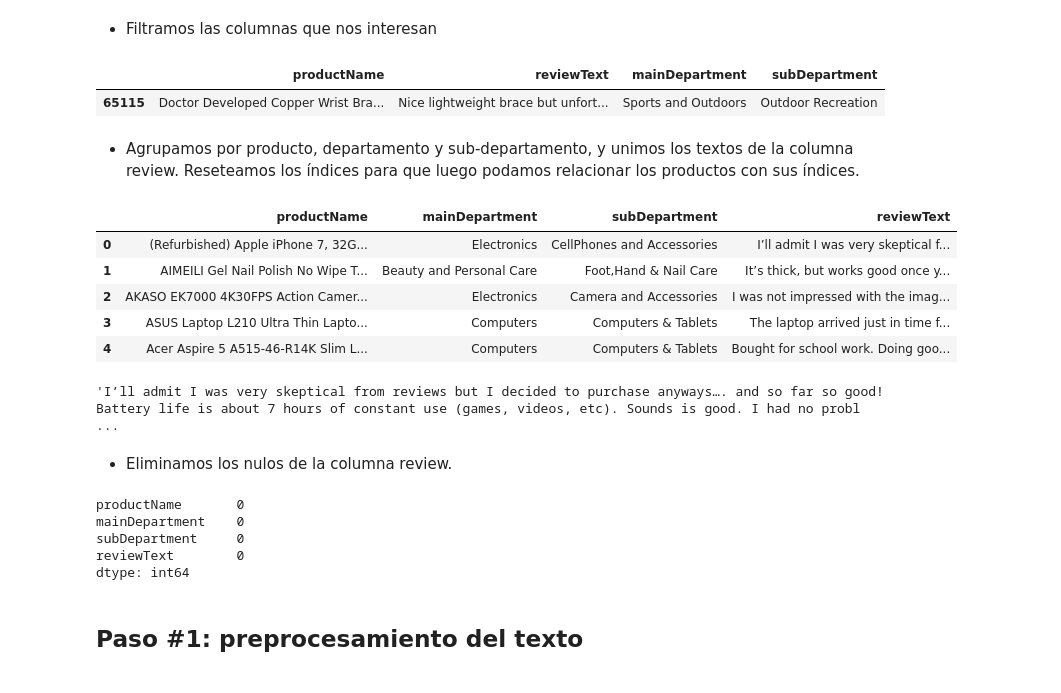
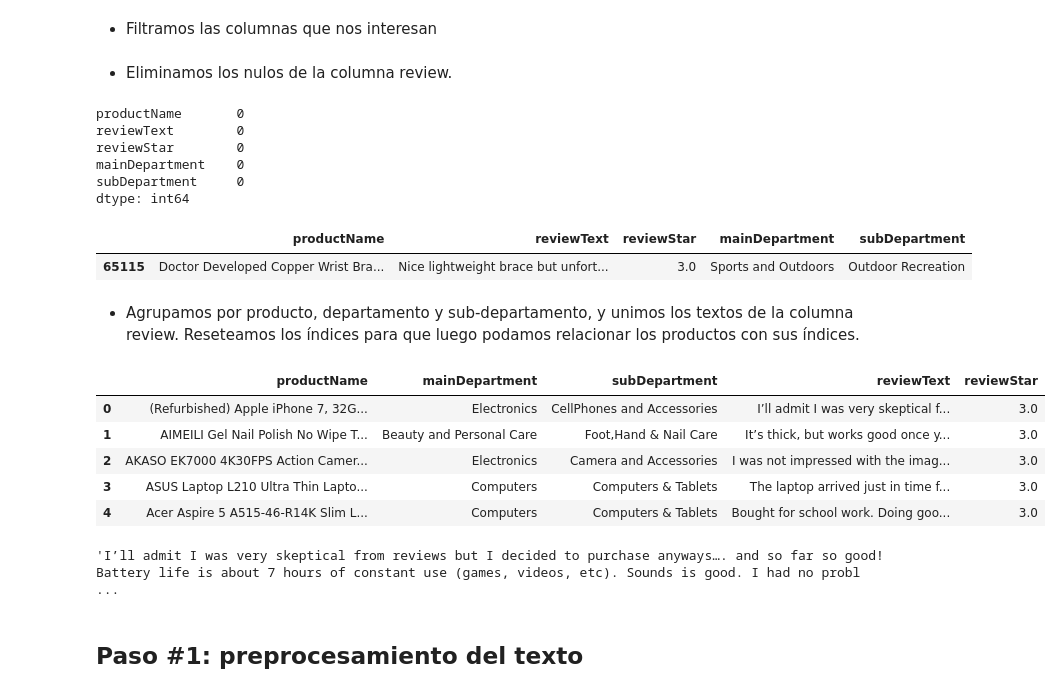
Before and after one commit to davfranco1/laboratorio-modulo09-leccion06-nlp, a Jupyter notebook: modulo09-leccion06-nlp-LAB.ipynb, the cells around one changed output. Drawn from its saved outputs; the diff is of its cells as text; code cells hidden in the pictures.

```diff
--- a/modulo09-leccion06-nlp-LAB.ipynb
+++ b/modulo09-leccion06-nlp-LAB.ipynb
@@ -107,39 +108,41 @@ df["productName"].nunique()
 # %% [markdown]
 - Filtramos las columnas que nos interesan
 # %%
-df = df[['productName', 'reviewText', 'mainDepartment', 'subDepartment']]
+df = df[['productName', 'reviewText', 'reviewStar', 'mainDepartment', 'subDepartment']]
+# %% [markdown]
+- Eliminamos los nulos de la columna review.
+# %%
+df.dropna(subset="reviewText", inplace=True)
+df.isna().sum()
+# %% [output]
+productName       0
+reviewText        0
+reviewStar        0
+mainDepartment    0
+subDepartment     0
+dtype: int64
 # %%
 df.head(1)
 # %% [output]
-|  | productName | reviewText | mainDepartment | subDepartment |
-| 65115 | Doctor Developed Copper Wrist Bra... | Nice lightweight brace but unfort... | Sports and Outdoors | Outdoor Recreation |
+|  | productName | reviewText | reviewStar | mainDepartment | subDepartment |
+| 65115 | Doctor Developed Copper Wrist Bra... | Nice lightweight brace but unfort... | 3.0 | Sports and Outdoors | Outdoor Recreation |
 # %% [markdown]
 - Agrupamos por producto, departamento y sub-departamento, y unimos los textos de la columna review. Reseteamos los índices para que luego podamos relacionar los productos con sus índices.
 # %%
-df = df.groupby(['productName', 'mainDepartment', 'subDepartment']).agg({'reviewText': ' '.join}).reset_index()
+df = df.groupby(['productName', 'mainDepartment', 'subDepartment']).agg({'reviewText': ' '.join, 'reviewStar':np.median}).reset_index()
+df['reviewStar'] = df['reviewStar'].round()
 df.head(5)
 # %% [output]
-|  | productName | mainDepartment | subDepartment | reviewText |
-| 0 | (Refurbished) Apple iPhone 7, 32G... | Electronics | CellPhones and Accessories | I’ll admit I was very skeptical f... |
-| 1 | AIMEILI Gel Nail Polish No Wipe T... | Beauty and Personal Care | Foot,Hand & Nail Care | It’s thick, but works good once y... |
-| 2 | AKASO EK7000 4K30FPS Action Camer... | Electronics | Camera and Accessories | I was not impressed with the imag... |
-| 3 | ASUS Laptop L210 Ultra Thin Lapto... | Computers | Computers & Tablets | The laptop arrived just in time f... |
-| 4 | Acer Aspire 5 A515-46-R14K Slim L... | Computers | Computers & Tablets | Bought for school work. Doing goo... |
+|  | productName | mainDepartment | subDepartment | reviewText | reviewStar |
+| 0 | (Refurbished) Apple iPhone 7, 32G... | Electronics | CellPhones and Accessories | I’ll admit I was very skeptical f... | 3.0 |
+| 1 | AIMEILI Gel Nail Polish No Wipe T... | Beauty and Personal Care | Foot,Hand & Nail Care | It’s thick, but works good once y... | 3.0 |
+| 2 | AKASO EK7000 4K30FPS Action Camer... | Electronics | Camera and Accessories | I was not impressed with the imag... | 3.0 |
+| 3 | ASUS Laptop L210 Ultra Thin Lapto... | Computers | Computers & Tablets | The laptop arrived just in time f... | 3.0 |
+| 4 | Acer Aspire 5 A515-46-R14K Slim L... | Computers | Computers & Tablets | Bought for school work. Doing goo... | 3.0 |
 # %%
 df["reviewText"][0]
 # %% [output]
 'I’ll admit I was very skeptical from reviews but I decided to purchase anyways…. and so far so good! Battery life is about 7 hours of constant use (games, videos, etc). Sounds is good. I had no probl ...
-# %% [markdown]
-- Eliminamos los nulos de la columna review.
-# %%
-df.dropna(subset="reviewText", inplace=True)
-df.isna().sum()
-# %% [output]
-productName       0
-mainDepartment    0
-subDepartment     0
-reviewText        0
-dtype: int64
 # %%
 #df["reviewerName"].value_counts()[df["reviewerName"].value_counts() ==1].shape
 # %% [markdown]
```
Also changed, not shown: parts of 2 cells of this notebook, 2 other files.
